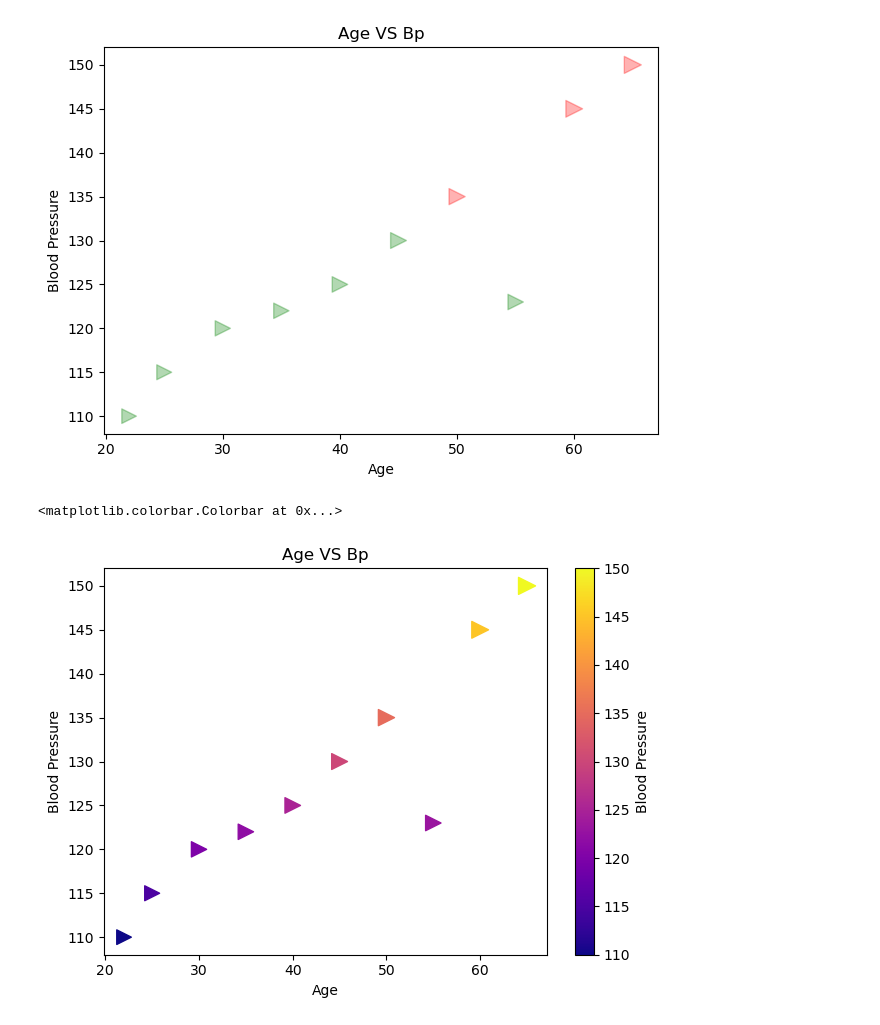
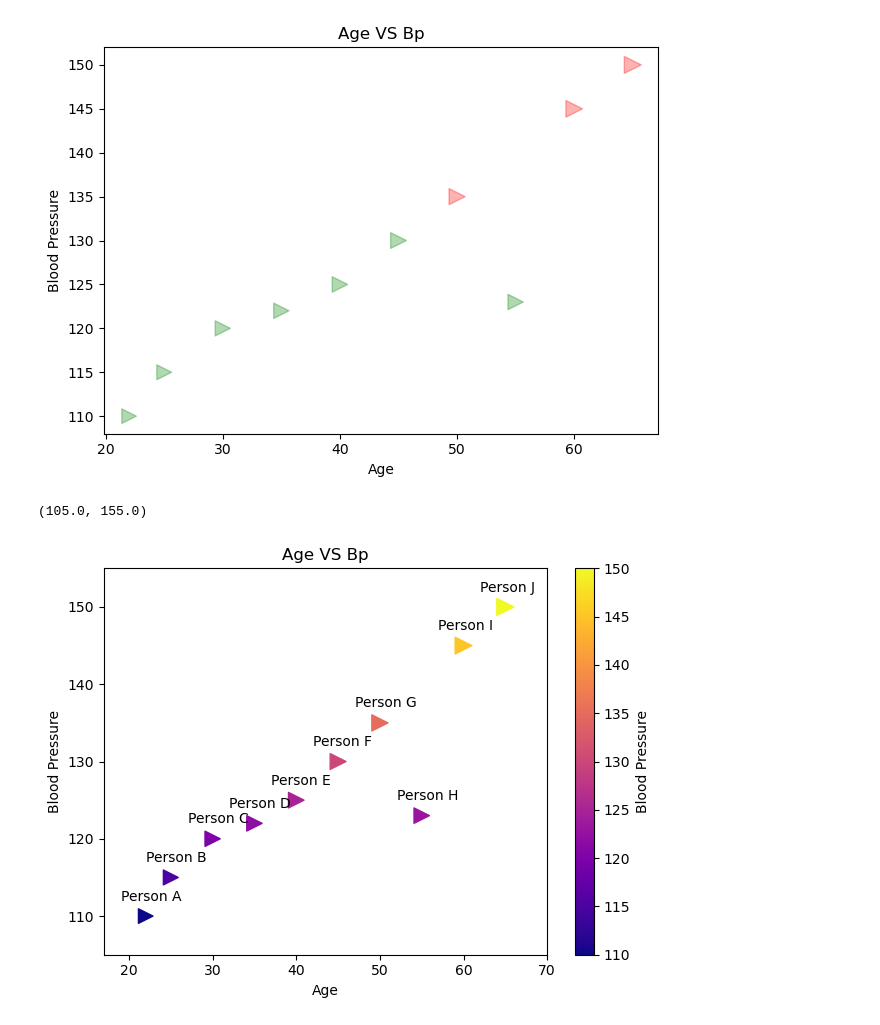
Before and after one commit to mihirgupta665/PRIME-AI-And-ML-, a Jupyter notebook: 5_Data_Visualization/2_All_Plots._Charts.ipynb, the cells around one changed output. Saved outputs shown, nothing was run; the diff lists cells and outputs as text; code cells hidden in the pictures.

Commit message:
Add anotation for the scatter chart for each person name

```diff
--- a/5_Data_Visualization/2_All_Plots._Charts.ipynb
+++ b/5_Data_Visualization/2_All_Plots._Charts.ipynb
@@ -98,14 +100,18 @@ plt.tight_layout()
 # %%
 people = ["Person A", "Person B", "Person C", "Person D", "Person E", "Person F", "Person G", "Person H", "Person I", "Person J"]
 age = [22, 25, 30, 35, 40, 45, 50, 55, 60, 65]
 blood_pressure = [110, 115, 120, 122, 125, 130, 135, 123, 145, 150]
 colors = ["red" if x>=135 else "green" for x in blood_pressure]
 plt.scatter(age, blood_pressure, s=blood_pressure, marker=">", cmap="plasma", c=blood_pressure)
 plt.title("Age VS Bp")
 plt.xlabel("Age")
 plt.ylabel("Blood Pressure")
+plt.colorbar(label="Blood Pressure")
+for i in range(len(people)):
+    plt.annotate(people[i], xy=(age[i], blood_pressure[i]), xytext=(age[i]-3, blood_pressure[i]+2))
 plt.tight_layout()
-plt.colorbar(label="Blood Pressure")
+plt.xlim(min(age)-5, max(age)+5)
+plt.ylim(min(blood_pressure)-5, max(blood_pressure)+5)
 # %% [output]
-<matplotlib.colorbar.Colorbar at 0x...>
+(105.0, 155.0)
-[figure, old version]
+[figure, new version]
```
Also changed, not shown: parts of 1 cell of this notebook, 2 other files.
